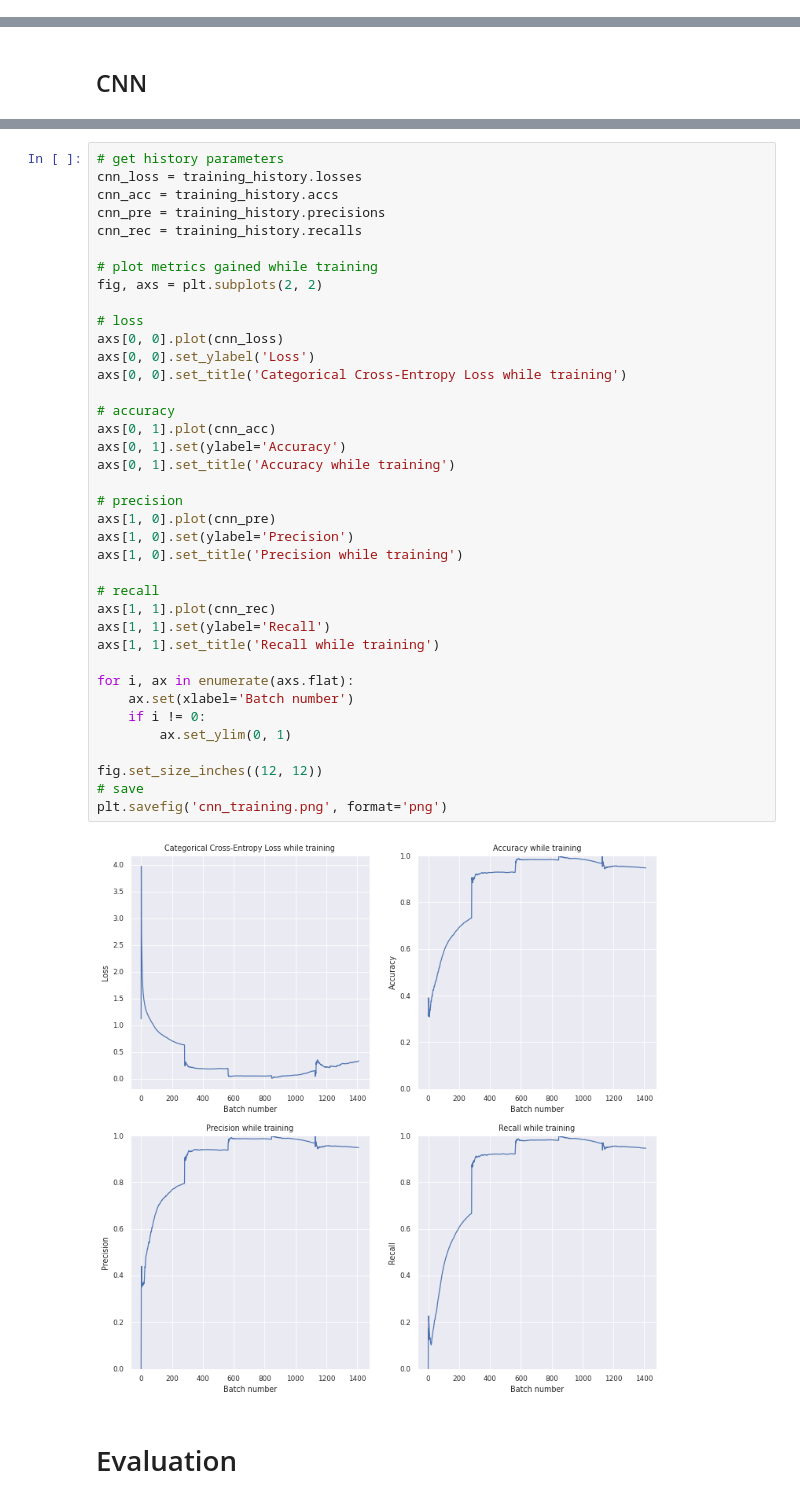
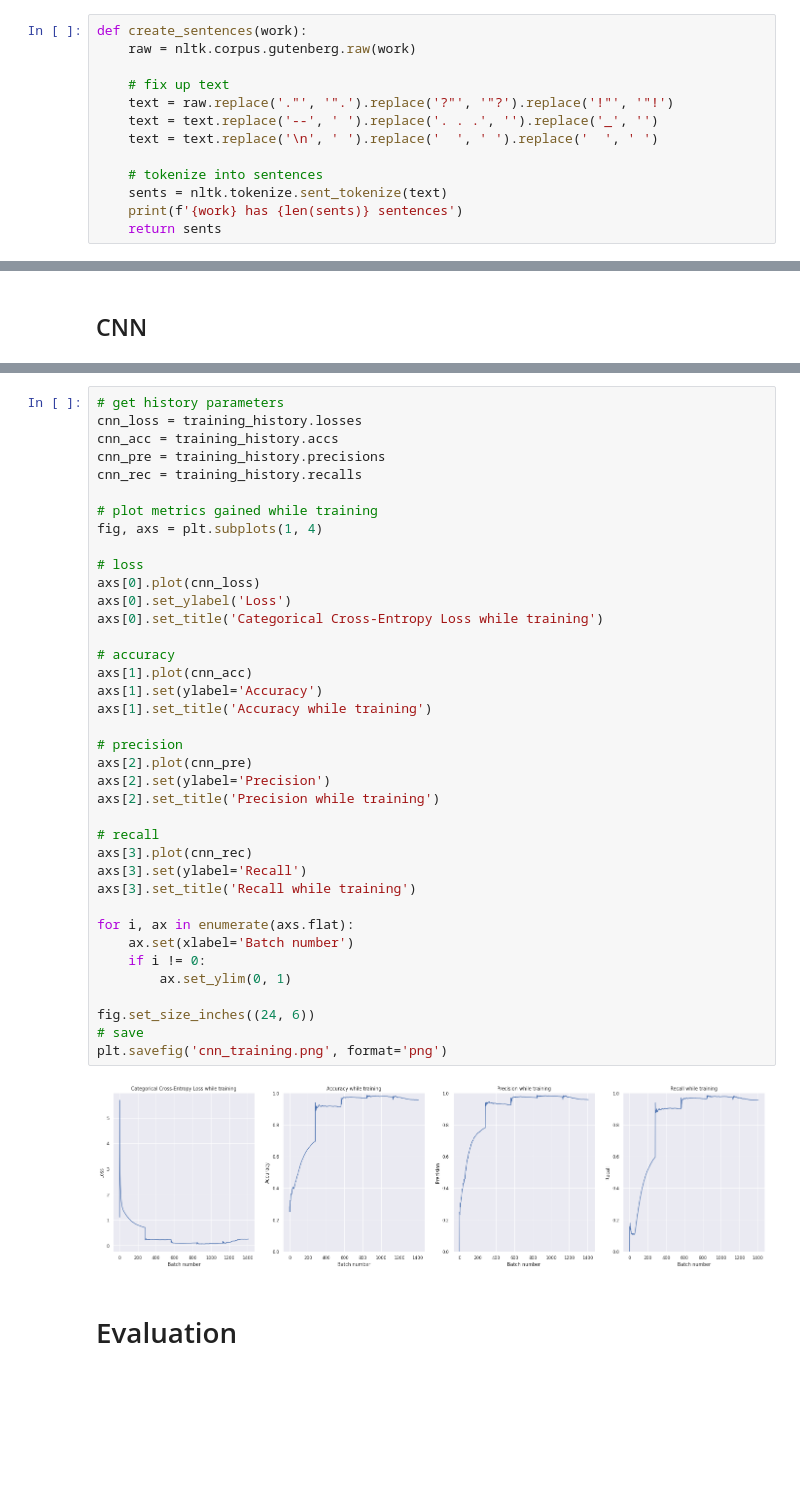
Before and after one commit to robert-chatterton/authorship-attribution, a Jupyter notebook: authorship_attribution.ipynb, the cells around one changed output, grey strips where cells are left out. Drawn from its saved outputs; the diff is of its cells as text; blank space fills up the shorter version.

```diff
--- a/authorship_attribution.ipynb
+++ b/authorship_attribution.ipynb
@@ -60,4 +60,17 @@ from keras.utils.vis_utils import plot_model
 [nltk_data]   Package punkt is already up-to-date!
 # %% [markdown]
 # Data Cleaning
+# %%
+def create_sentences(work):
+    raw = nltk.corpus.gutenberg.raw(work)
+
+    # fix up text
+    text = raw.replace('."', '".').replace('?"', '"?').replace('!"', '"!')
+    text = text.replace('--', ' ').replace('. . .', '').replace('_', '')
+    text = text.replace('\n', ' ').replace('  ', ' ').replace('  ', ' ')
+
+    # tokenize into sentences
+    sents = nltk.tokenize.sent_tokenize(text)
+    print(f'{work} has {len(sents)} sentences')
+    return sents
 # %%
@@ -512,43 +511,43 @@ Epoch 5/5
 # %%
 # get history parameters
 cnn_loss = training_history.losses
 cnn_acc = training_history.accs
 cnn_pre = training_history.precisions
 cnn_rec = training_history.recalls
 
 # plot metrics gained while training
-fig, axs = plt.subplots(2, 2)
+fig, axs = plt.subplots(1, 4)
 
 # loss
-axs[0, 0].plot(cnn_loss)
-axs[0, 0].set_ylabel('Loss')
-axs[0, 0].set_title('Categorical Cross-Entropy Loss while training')
+axs[0].plot(cnn_loss)
+axs[0].set_ylabel('Loss')
+axs[0].set_title('Categorical Cross-Entropy Loss while training')
 
 # accuracy
-axs[0, 1].plot(cnn_acc)
-axs[0, 1].set(ylabel='Accuracy')
-axs[0, 1].set_title('Accuracy while training')
+axs[1].plot(cnn_acc)
+axs[1].set(ylabel='Accuracy')
+axs[1].set_title('Accuracy while training')
 
 # precision
-axs[1, 0].plot(cnn_pre)
-axs[1, 0].set(ylabel='Precision')
-axs[1, 0].set_title('Precision while training')
+axs[2].plot(cnn_pre)
+axs[2].set(ylabel='Precision')
+axs[2].set_title('Precision while training')
 
 # recall
-axs[1, 1].plot(cnn_rec)
-axs[1, 1].set(ylabel='Recall')
-axs[1, 1].set_title('Recall while training')
+axs[3].plot(cnn_rec)
+axs[3].set(ylabel='Recall')
+axs[3].set_title('Recall while training')
 
 for i, ax in enumerate(axs.flat):
     ax.set(xlabel='Batch number')
     if i != 0:
         ax.set_ylim(0, 1)
 
-fig.set_size_inches((12, 12))
+fig.set_size_inches((24, 6))
 # save
 plt.savefig('cnn_training.png', format='png')
 # %% [output]
-[figure, old version]
+[figure, new version]
 # %% [markdown]
 # Evaluation
 # %%
```
Also changed, not shown: parts of 20 cells of this notebook, 6 other files.
